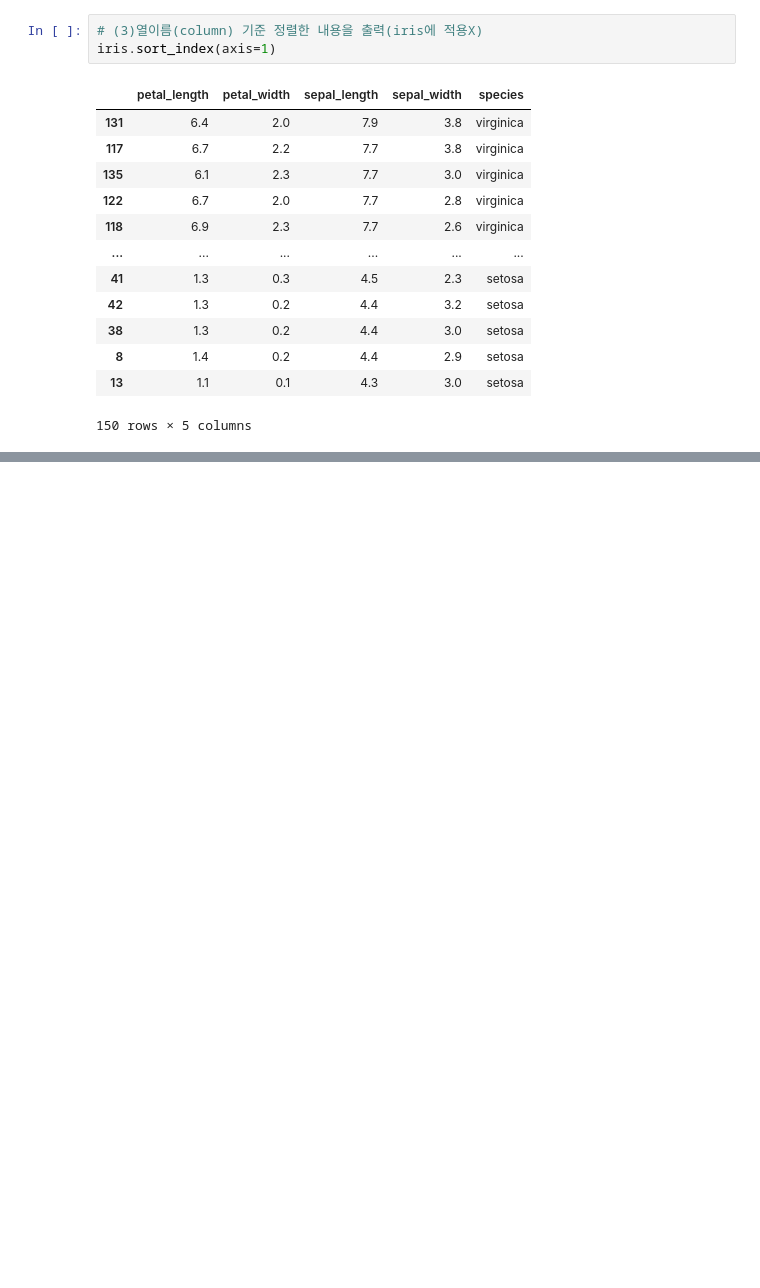
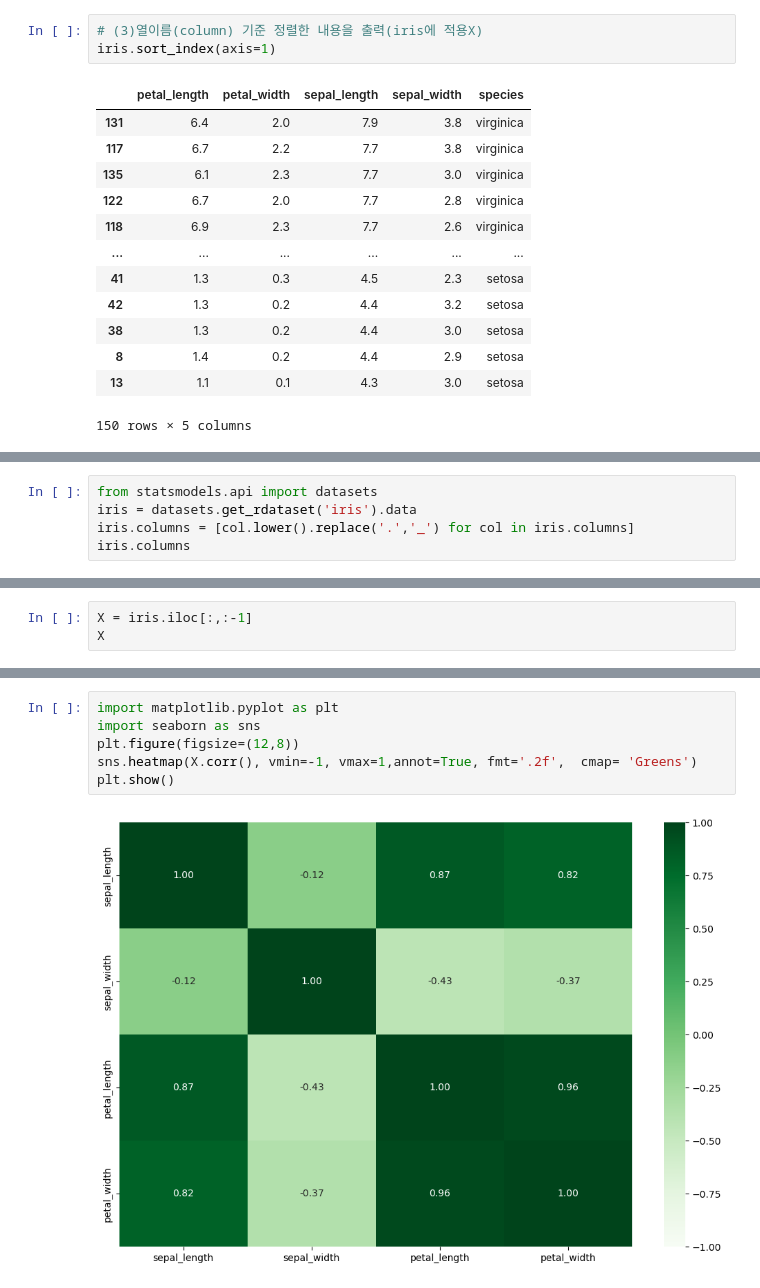
Before and after one commit to secretrelationship/ai_x, a Jupyter notebook: source/01_python/Ch11_데이터프레임과시리즈(pandas).ipynb, the cells around one changed output, grey strips where cells are left out. Drawn from its saved outputs; the diff is of its cells as text; blank space fills up the shorter version.

```diff
--- a/source/01_python/Ch11_데이터프레임과시리즈(pandas).ipynb
+++ b/source/01_python/Ch11_데이터프레임과시리즈(pandas).ipynb
@@ -1249,0 +1269,5 @@ iris.sort_index(axis=1)
+# %%
+from statsmodels.api import datasets
+iris = datasets.get_rdataset('iris').data
+iris.columns = [col.lower().replace('.','_') for col in iris.columns]
+iris.columns
@@ -1249,0 +1521,3 @@ iris.sort_index(axis=1)
+# %%
+X = iris.iloc[:,:-1]
+X
@@ -1249,0 +1547,8 @@ iris.sort_index(axis=1)
+# %%
+import matplotlib.pyplot as plt
+import seaborn as sns
+plt.figure(figsize=(12,8))
+sns.heatmap(X.corr(), vmin=-1, vmax=1,annot=True, fmt='.2f',  cmap= 'Greens')
+plt.show()
+# %% [output]
+[figure, added]
```
Also changed, not shown: parts of 28 cells of this notebook, 1 other file.
